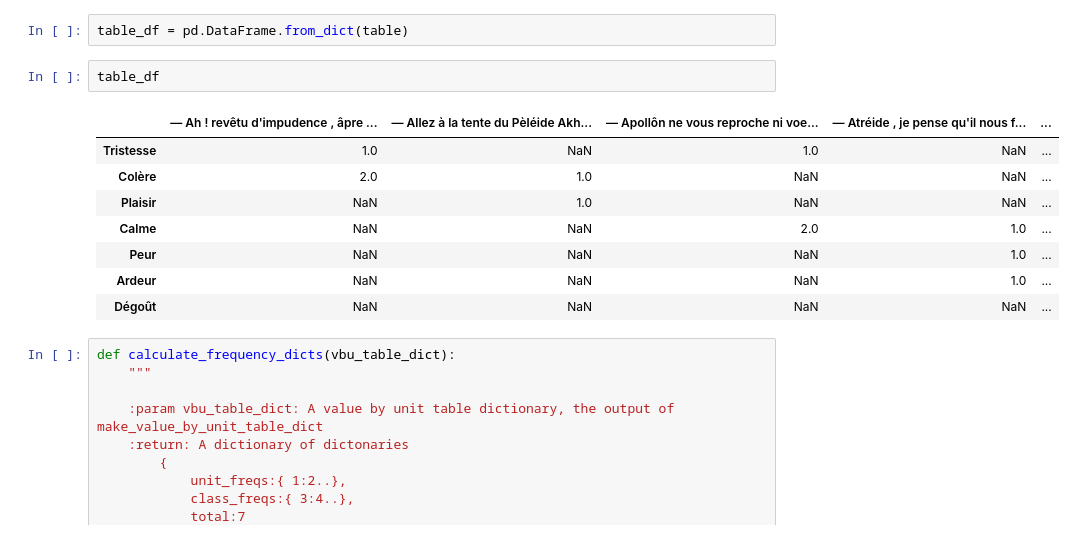
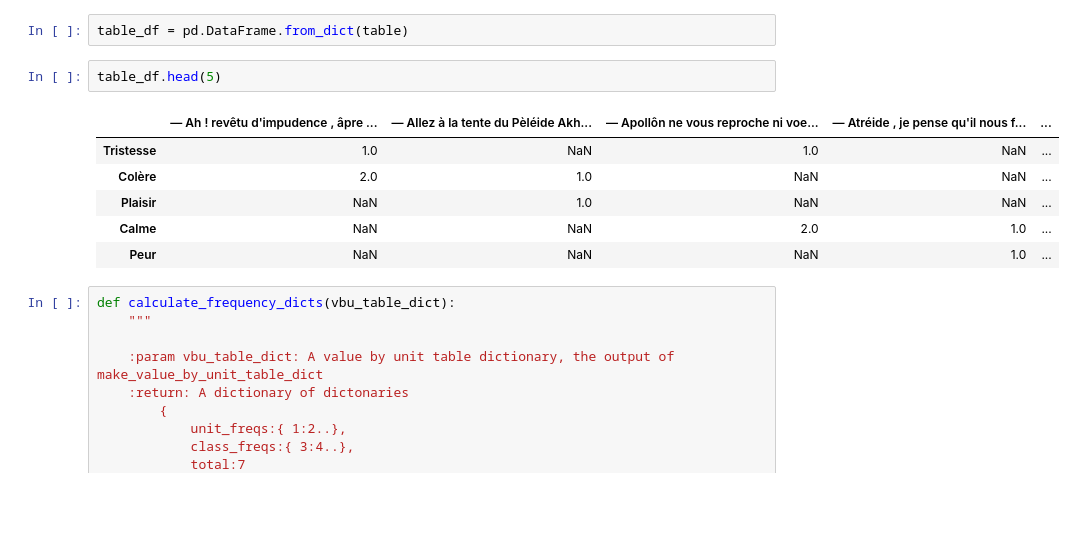
Before and after one commit to dpicca/Homer_Iliad_Dataset, a Jupyter notebook: Dataframes/Data_cleaning.ipynb, the cells around one changed output. Saved outputs shown, nothing was run; the diff lists cells and outputs as text; blank space fills up the shorter version.

```diff
--- a/Dataframes/Data_cleaning.ipynb
+++ b/Dataframes/Data_cleaning.ipynb
@@ -288,16 +331,14 @@ table = make_value_by_unit_table_dict(df_chapter1)
 # %%
 table_df = pd.DataFrame.from_dict(table)
 # %%
-table_df
+table_df.head(5)
 # %% [output]
 |  | — Ah ! revêtu d'impudence , âpre ... | — Allez à la tente du Pèléide Akh... | — Apollôn ne vous reproche ni voe... | — Atréide , je pense qu'il nous f... | ... |
 | Tristesse | 1.0 | NaN | 1.0 | NaN | ... |
 | Colère | 2.0 | 1.0 | NaN | NaN | ... |
 | Plaisir | NaN | 1.0 | NaN | NaN | ... |
 | Calme | NaN | NaN | 2.0 | 1.0 | ... |
 | Peur | NaN | NaN | NaN | 1.0 | ... |
-| Ardeur | NaN | NaN | NaN | 1.0 | ... |
-| Dégoût | NaN | NaN | NaN | NaN | ... |
 # %%
 def calculate_frequency_dicts(vbu_table_dict):
     """
```
Also changed, not shown: parts of 16 cells of this notebook.
